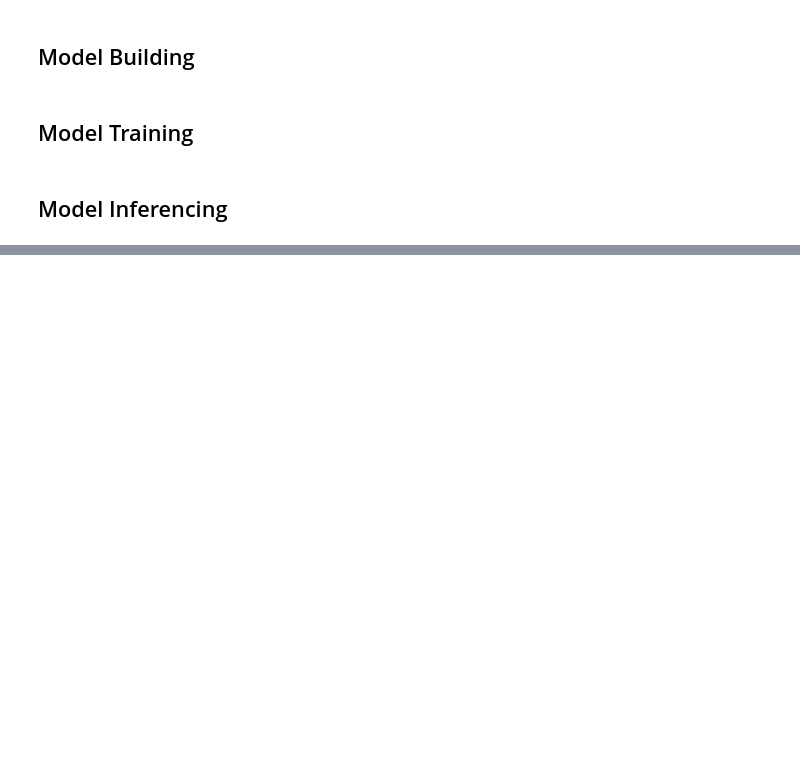
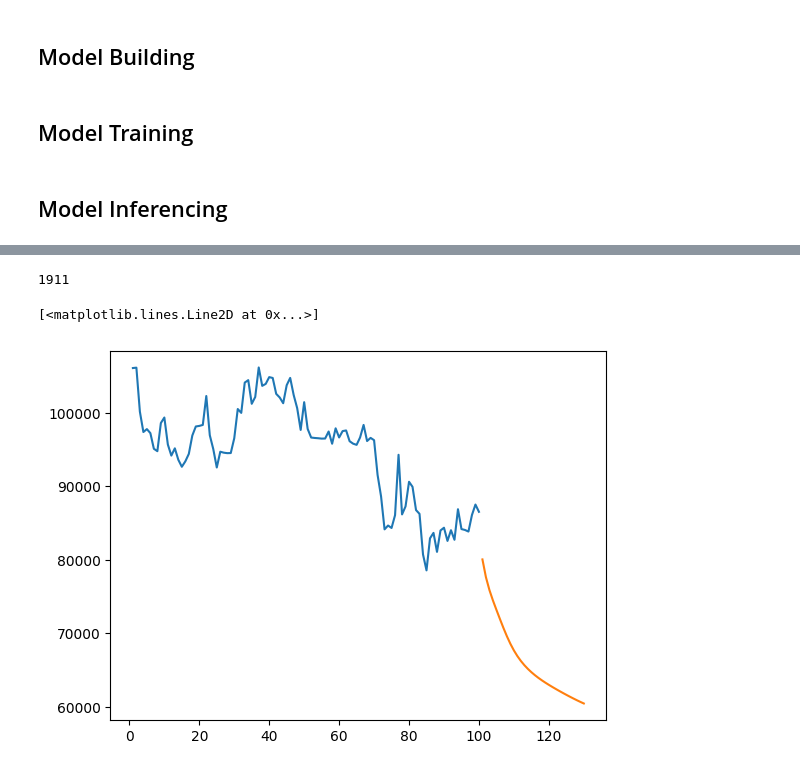
Before and after one commit to JayaWinata/Bitcoin-Price-Prediction-MLFLOW, a Jupyter notebook: prediction_script.ipynb, the cells around one changed output, grey strips where cells are left out. Cells and saved outputs as stored; diff of their text form; code cells hidden in the pictures; blank space fills up the shorter version.

```diff
--- a/prediction_script.ipynb
+++ b/prediction_script.ipynb
@@ -258,0 +306,31 @@ model = mlflow.pyfunc.load_model(MODEL_URI)
+# %%
+# We use the test data from index 568 to 668 (to get 100 data from the latest date)
+X_input = test_df_v1[568:].reshape(1,-1)
+# %%
+temp_input = list(X_input)
+temp_input = temp_input[0].tolist()
+# %%
+DAYS_TO_PREDICT = 30 # The number of days to be predicted
+
+lst_output=[]
+n_steps=100
+i=0
+while(i<DAYS_TO_PREDICT):
+    if(len(temp_input)>100):
+        #print(temp_input)
+        x_input=np.array(temp_input[1:])
+        print("{} day input {}".format(i,x_input))
+        x_input=x_input.reshape(1,-1)
+        x_input = x_input.reshape((1, n_steps))
+        yhat = model.predict(x_input)
+        print("{} day output {}".format(i,yhat))
+        temp_input.extend(yhat[0].tolist())
+        temp_input=temp_input[1:]
+        lst_output.extend(yhat.tolist())
+        i=i+1
+    else:
+        x_input = X_input.reshape((1, n_steps))
+        yhat = model.predict(x_input)
+        temp_input.extend(yhat[0].tolist())
+        lst_output.extend(yhat.tolist())
+        i=i+1
@@ -258,0 +355,13 @@ model = mlflow.pyfunc.load_model(MODEL_URI)
+# %%
+day_new = np.arange(1,101) # Represents the index of the X_input
+day_pred = np.arange(101,131) # Represents the index of lst_output
+# %%
+print(len(df_v1))
+# %% [output]
+1911
+# %%
+plt.plot(day_new, min_max_scaler.inverse_transform(df_v1[1811:]))
+plt.plot(day_pred, min_max_scaler.inverse_transform(lst_output))
+# %% [output]
+[<matplotlib.lines.Line2D at 0x...>]
+[figure, added]
```
Also changed, not shown: parts of 19 cells of this notebook, 2 other files.
